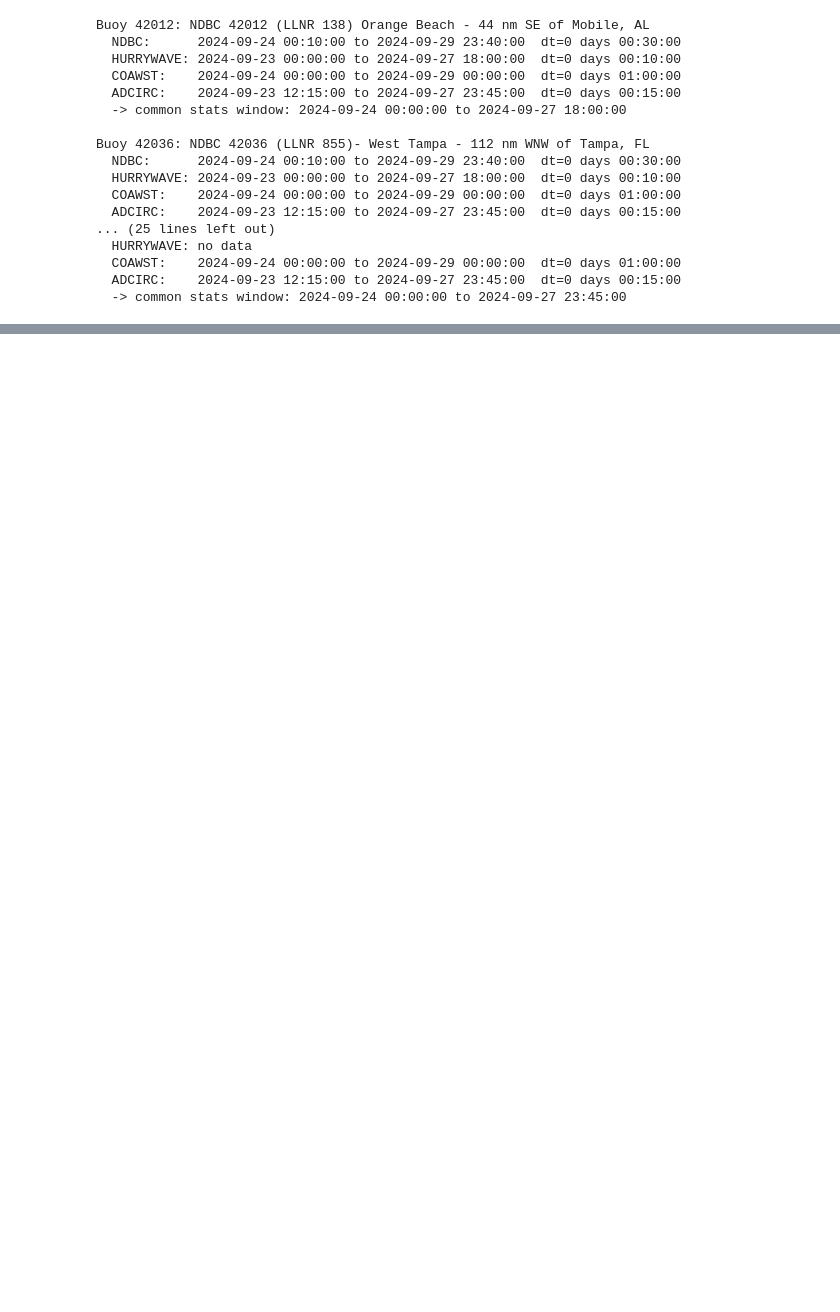
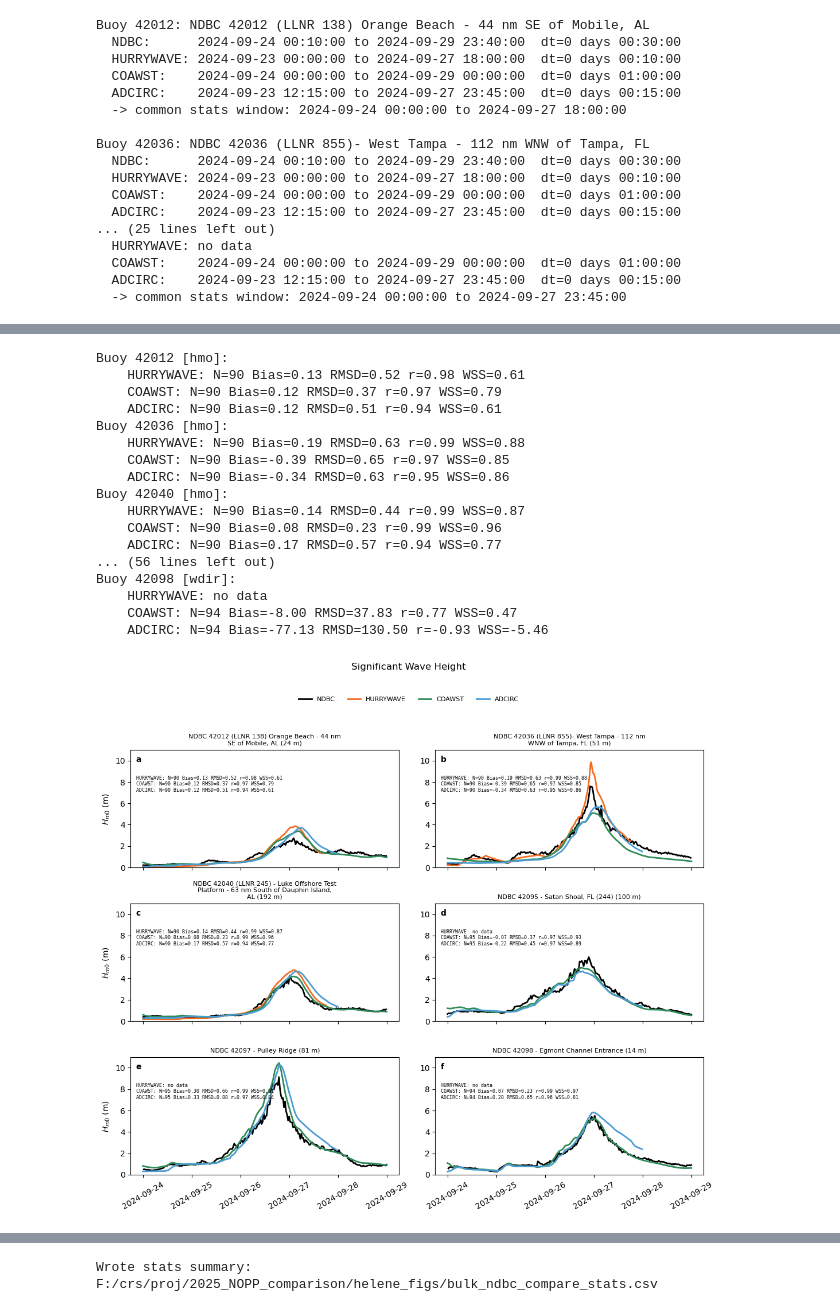
Before and after one commit to csherwood-usgs/NOPP_comparison, a Jupyter notebook: compare_ndbc_hurrywave_coawst_adcirc_bulk.ipynb, the cells around one changed output, grey strips where cells are left out. Saved outputs shown, nothing was run; the diff lists cells and outputs as text; code cells hidden in the pictures; blank space fills up the shorter version.

Commit message:
bulk NDBC comparison done for now

```diff
--- a/compare_ndbc_hurrywave_coawst_adcirc_bulk.ipynb
+++ b/compare_ndbc_hurrywave_coawst_adcirc_bulk.ipynb
@@ -791,0 +779,59 @@ Buoy 42098 [wdir]:
+# %%
+FIG_DIR = "F:/crs/proj/2025_NOPP_comparison/helene_figs"
+
+# stats_x/stats_y are interpreted per stats_xcoord/stats_ycoord: "axes" is a
+# 0-1 fraction of the panel, "data" is a real data value on that axis
+# (a timestamp for x, a physical value for y) -- tweak these per figure.
+fig_hmo, stats_hmo = multi_panel_figure(
+    all_buoys, "hmo", r"$H_{m0}$ (m)", "Significant Wave Height", ylim=(0, 11),
+    stats_x=0.02, stats_xcoord="axes", stats_ha="left",
+    stats_y=7, stats_ycoord="data", stats_va="bottom",
+)
+plt.savefig(f"{FIG_DIR}/bulk_ndbc_compare_hmo.png", dpi=400, bbox_inches="tight")
+
+fig_tp, stats_tp = multi_panel_figure(
+    all_buoys, "tp", r"$T_p$ (s)", "Peak Period", ylim=(0, 16.5),
+    stats_x=0.3, stats_xcoord="axes", stats_ha="left",
+    stats_y=0.5, stats_ycoord="data", stats_va="bottom",
+)
+plt.savefig(f"{FIG_DIR}/bulk_ndbc_compare_tp.png", dpi=400, bbox_inches="tight")
+
+fig_wdir, stats_wdir = multi_panel_figure(
+    all_buoys, "wdir", r"$D$ ($^o$)", "Mean Wave Direction", ylim=(0, 360),
+    stats_x=pd.Timestamp("2024-09-24 06:00"), stats_xcoord="data", stats_ha="left",
+    stats_y=250, stats_ycoord="data", stats_va="bottom",
+)
+plt.savefig(f"{FIG_DIR}/bulk_ndbc_compare_wdir.png", dpi=400, bbox_inches="tight")
+
+plt.show()
+
+# ============================================================
+# COMBINED STATS SUMMARY CSV
+# ============================================================
+stats_summary = pd.concat([stats_hmo, stats_tp, stats_wdir], ignore_index=True)
+stats_summary = stats_summary.merge(
+    match_df[["station_id", "longname", "depth_m"]], on="station_id", how="left"
+)
+stats_summary = stats_summary[["station_id", "longname", "depth_m", "variable", "model",
+                                "N", "Bias", "RMSD", "r", "WSS"]]
+stats_summary.to_csv(f"{FIG_DIR}/bulk_ndbc_compare_stats.csv", index=False)
+print(f"\nWrote stats summary: {FIG_DIR}/bulk_ndbc_compare_stats.csv")
+# %% [output]
+Buoy 42012 [hmo]:
+    HURRYWAVE: N=90 Bias=0.13 RMSD=0.52 r=0.98 WSS=0.61
+    COAWST: N=90 Bias=0.12 RMSD=0.37 r=0.97 WSS=0.79
+    ADCIRC: N=90 Bias=0.12 RMSD=0.51 r=0.94 WSS=0.61
+Buoy 42036 [hmo]:
+    HURRYWAVE: N=90 Bias=0.19 RMSD=0.63 r=0.99 WSS=0.88
+    COAWST: N=90 Bias=-0.39 RMSD=0.65 r=0.97 WSS=0.85
+    ADCIRC: N=90 Bias=-0.34 RMSD=0.63 r=0.95 WSS=0.86
+Buoy 42040 [hmo]:
+    HURRYWAVE: N=90 Bias=0.14 RMSD=0.44 r=0.99 WSS=0.87
+    COAWST: N=90 Bias=0.08 RMSD=0.23 r=0.99 WSS=0.96
+    ADCIRC: N=90 Bias=0.17 RMSD=0.57 r=0.94 WSS=0.77
+... (56 lines left out)
+Buoy 42098 [wdir]:
+    HURRYWAVE: no data
+    COAWST: N=94 Bias=-8.00 RMSD=37.83 r=0.77 WSS=0.47
+    ADCIRC: N=94 Bias=-77.13 RMSD=130.50 r=-0.93 WSS=-5.46
+[figure, added]
@@ -791,0 +840 @@ Buoy 42098 [wdir]:
+Wrote stats summary: F:/crs/proj/2025_NOPP_comparison/helene_figs/bulk_ndbc_compare_stats.csv
```
Also changed, not shown: parts of 4 cells of this notebook, 1 other file.
